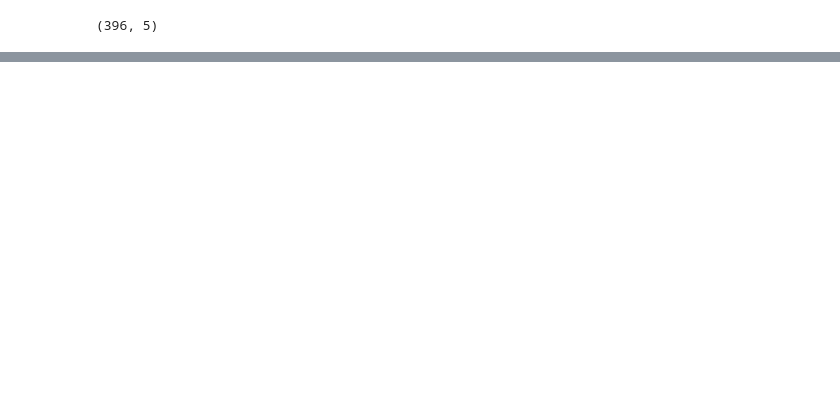
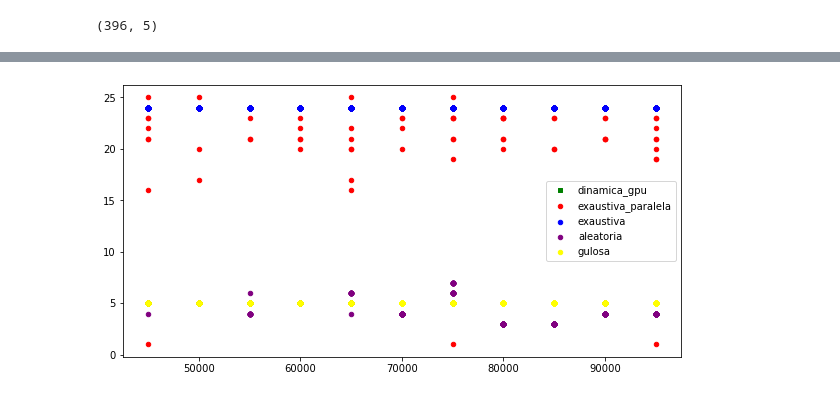
Before and after one commit to Antonioarf/Proj_SuperComp, a Jupyter notebook: python/graficos.ipynb, the cells around one changed output, grey strips where cells are left out. Drawn from its saved outputs; the diff is of its cells as text; code cells hidden in the pictures; blank space fills up the shorter version.

```diff
--- a/python/graficos.ipynb
+++ b/python/graficos.ipynb
@@ -245,0 +35,11 @@ plt.show()
+# %%
+fig, ax = plt.subplots(figsize=(10,5))
+ax.scatter(df_gpu.filmes, df_gpu.score, label="dinamica_gpu", color="green", s=20)
+ax.scatter(df_exaustiva_paralela.filmes, df_exaustiva_paralela.score, label="exaustiva_paralela", color="red", s=20)
+ax.scatter(df_exaustiva.filmes, df_exaustiva.score, label="exaustiva", color="blue", s=20)
+ax.scatter(df_aleatoria.filmes, df_aleatoria.score, label="aleatoria", color="purple", s=20)
+ax.scatter(df_gulosa.filmes, df_gulosa.score, label="gulosa", color="yellow", s=20)
+ax.legend()
+plt.show()
+# %% [output]
+[figure, added]
```
Also changed, not shown: parts of 19 cells of this notebook, 6 other files.
